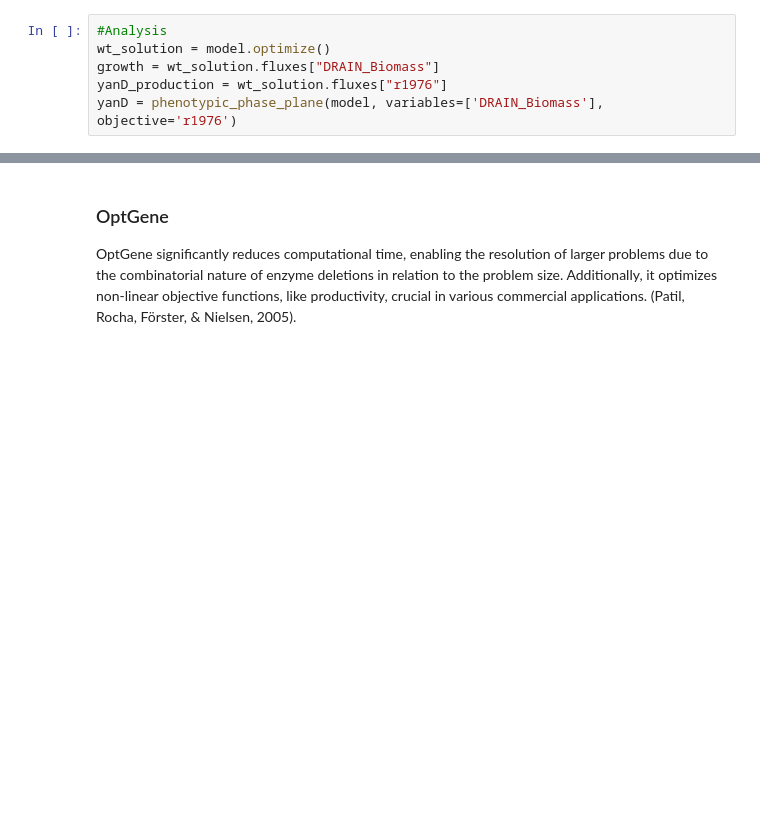
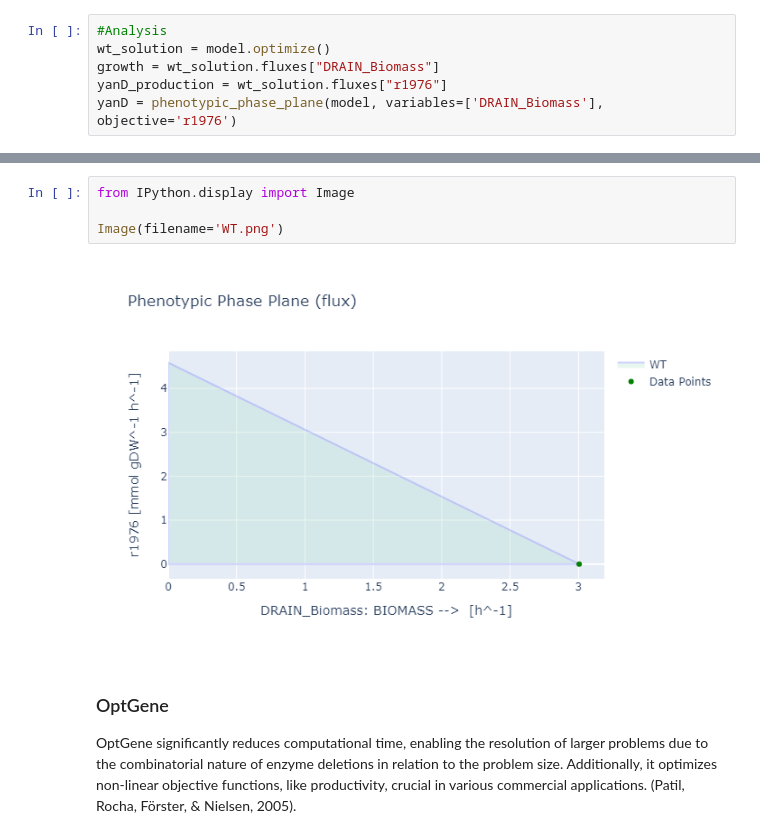
Before and after one commit to 27410/group-assingment-group13, a Jupyter notebook: Analysis/Pridicted_genes_for_manipulation/Opt.ipynb, the cells around one changed output, grey strips where cells are left out. Cells and saved outputs as stored; diff of their text form; blank space fills up the shorter version.

```diff
--- a/Analysis/Pridicted_genes_for_manipulation/Opt.ipynb
+++ b/Analysis/Pridicted_genes_for_manipulation/Opt.ipynb
@@ -151,3 +153,9 @@ yanD.plot(plotter, points=[(growth, yanD_production)])
+# %%
+from IPython.display import Image
+
+Image(filename='WT.png')
+# %% [output]
+[figure, added]
 # %% [markdown]
 ### OptGene
 
```
Also changed, not shown: parts of 7 cells of this notebook, 3 other files.
